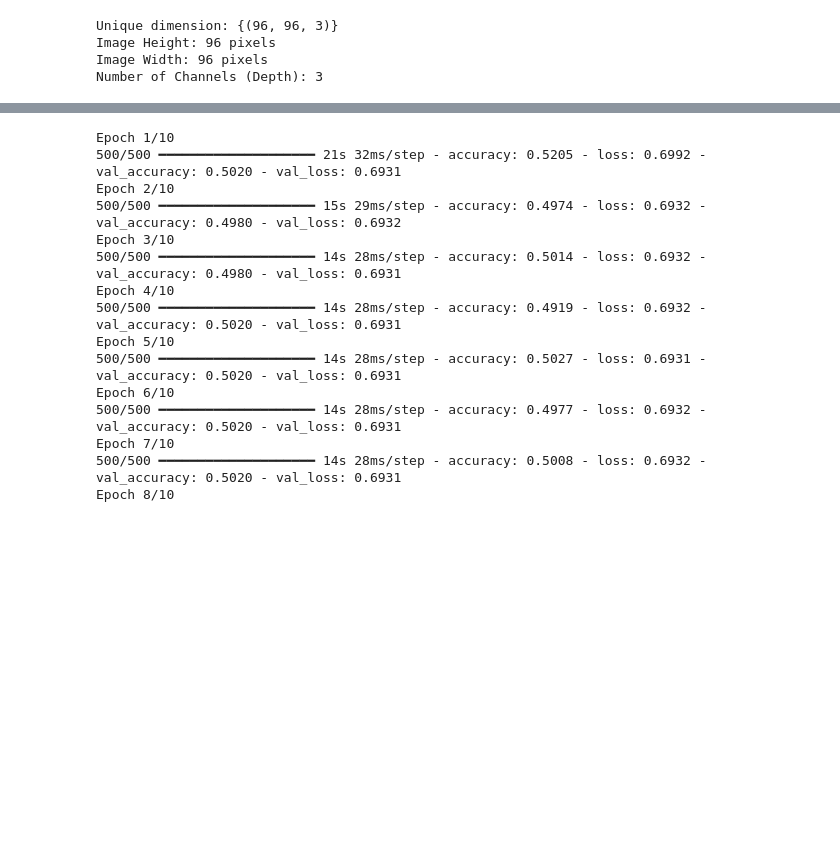
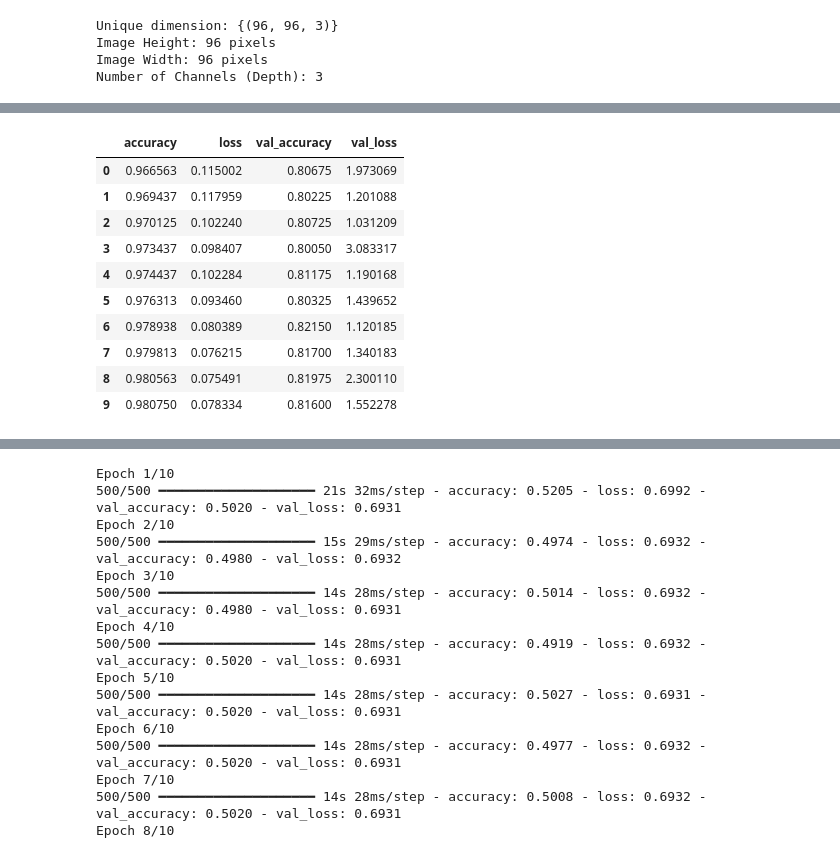
Before and after one commit to FleaBusyBeeBergs/dtsa5511-cnn-cancer-detection, a Jupyter notebook: cnn-cancer-detection.ipynb, the cells around one changed output, grey strips where cells are left out. Drawn from its saved outputs; the diff is of its cells as text; code cells hidden in the pictures; blank space fills up the shorter version.

```diff
--- a/cnn-cancer-detection.ipynb
+++ b/cnn-cancer-detection.ipynb
@@ -220,0 +292,16 @@ model1.add(Dense(2, activation = 'softmax'))
+# %%
+# rmsprop 1b learning rate 0.01, 6 epochs
+history1b = pd.DataFrame(history.history)
+history1b
+# %% [output]
+|  | accuracy | loss | val_accuracy | val_loss |
+| 0 | 0.966563 | 0.115002 | 0.80675 | 1.973069 |
+| 1 | 0.969437 | 0.117959 | 0.80225 | 1.201088 |
+| 2 | 0.970125 | 0.102240 | 0.80725 | 1.031209 |
+| 3 | 0.973437 | 0.098407 | 0.80050 | 3.083317 |
+| 4 | 0.974437 | 0.102284 | 0.81175 | 1.190168 |
+| 5 | 0.976313 | 0.093460 | 0.80325 | 1.439652 |
+| 6 | 0.978938 | 0.080389 | 0.82150 | 1.120185 |
+| 7 | 0.979813 | 0.076215 | 0.81700 | 1.340183 |
+| 8 | 0.980563 | 0.075491 | 0.81975 | 2.300110 |
+| 9 | 0.980750 | 0.078334 | 0.81600 | 1.552278 |
```
Also changed, not shown: parts of 23 cells of this notebook.
